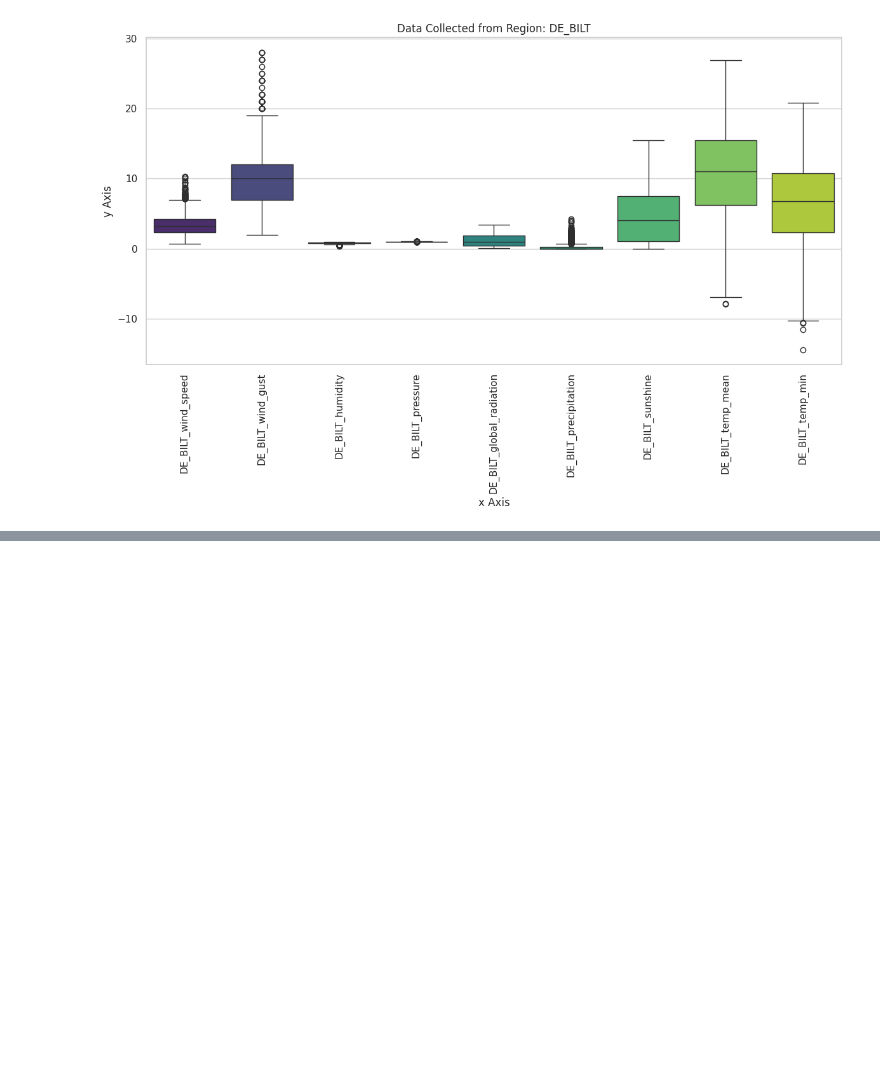
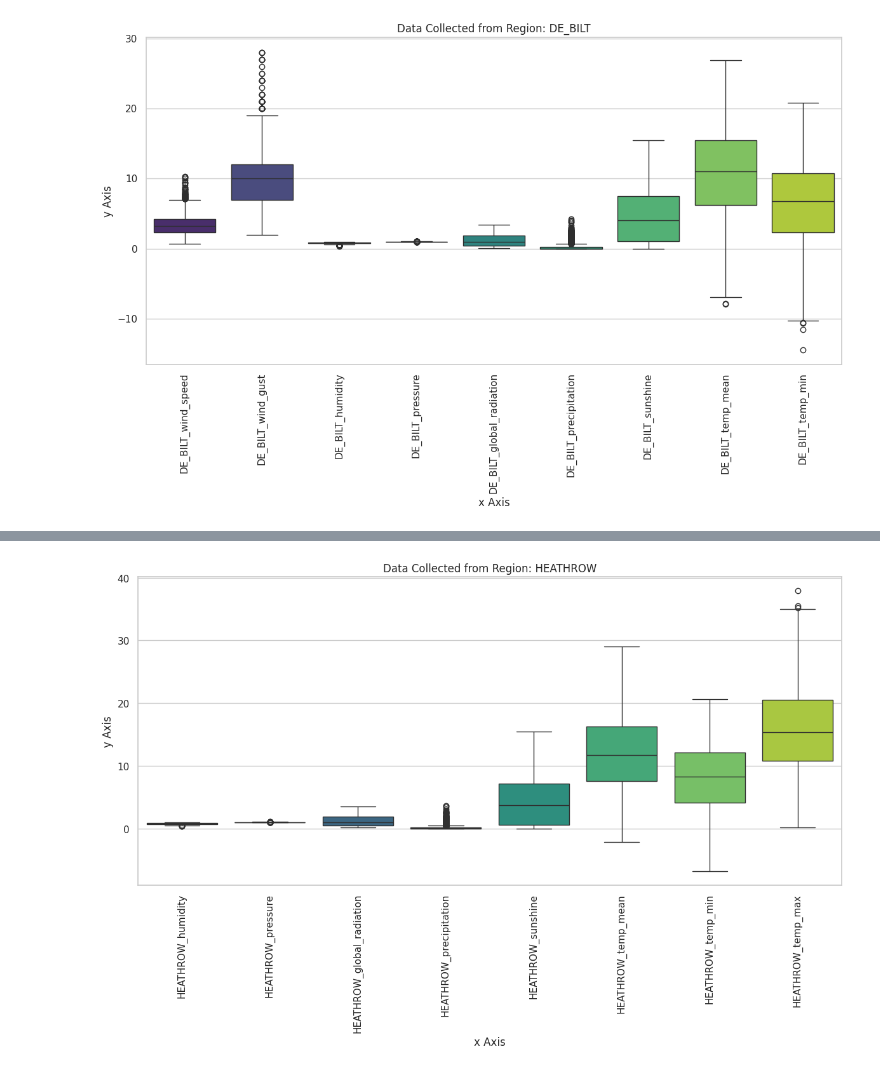
Before and after one commit to radhakrishnan-omotec/weather-repo, a Jupyter notebook: Weather_Project_1.ipynb, the cells around one changed output, grey strips where cells are left out. Saved outputs shown, nothing was run; the diff lists cells and outputs as text; code cells hidden in the pictures; blank space fills up the shorter version.

```diff
--- a/Weather_Project_1.ipynb
+++ b/Weather_Project_1.ipynb
@@ -196,0 +265,34 @@ plt.show()
+# %%
+# BOX PLOT PYTHON CODE SAMPLE -HEATHROW REGION
+
+import pandas as pd
+import seaborn as sns
+import matplotlib.pyplot as plt
+
+# Read "Output Responses.CSV File"
+data =  pd.read_csv("/content/weather-repo/dataset/weather_prediction_dataset.csv")
+
+data.head(1)
+
+# Create a DataFrame from the data
+df = pd.DataFrame(data)
+
+# Set up the figure and axes
+plt.figure(figsize=(12, 8))
+sns.set(style="whitegrid")
+
+# Create the boxplot using Seaborn
+sns.boxplot(data=df.iloc[:, 52:60], palette="viridis")  # Assuming the numerical columns start from index 1 # DEA Correction to the appropriate name
+
+
+# Customize the plot
+plt.title("Data Collected from Region: HEATHROW") # DEA Correction to the appropriate name
+plt.xticks(rotation=90)
+plt.xlabel("x Axis")
+plt.ylabel("y Axis")
+
+# Show the plot
+plt.tight_layout()
+plt.show()
+# %% [output]
+[figure, added]
```
Also changed, not shown: parts of 15 cells of this notebook.
